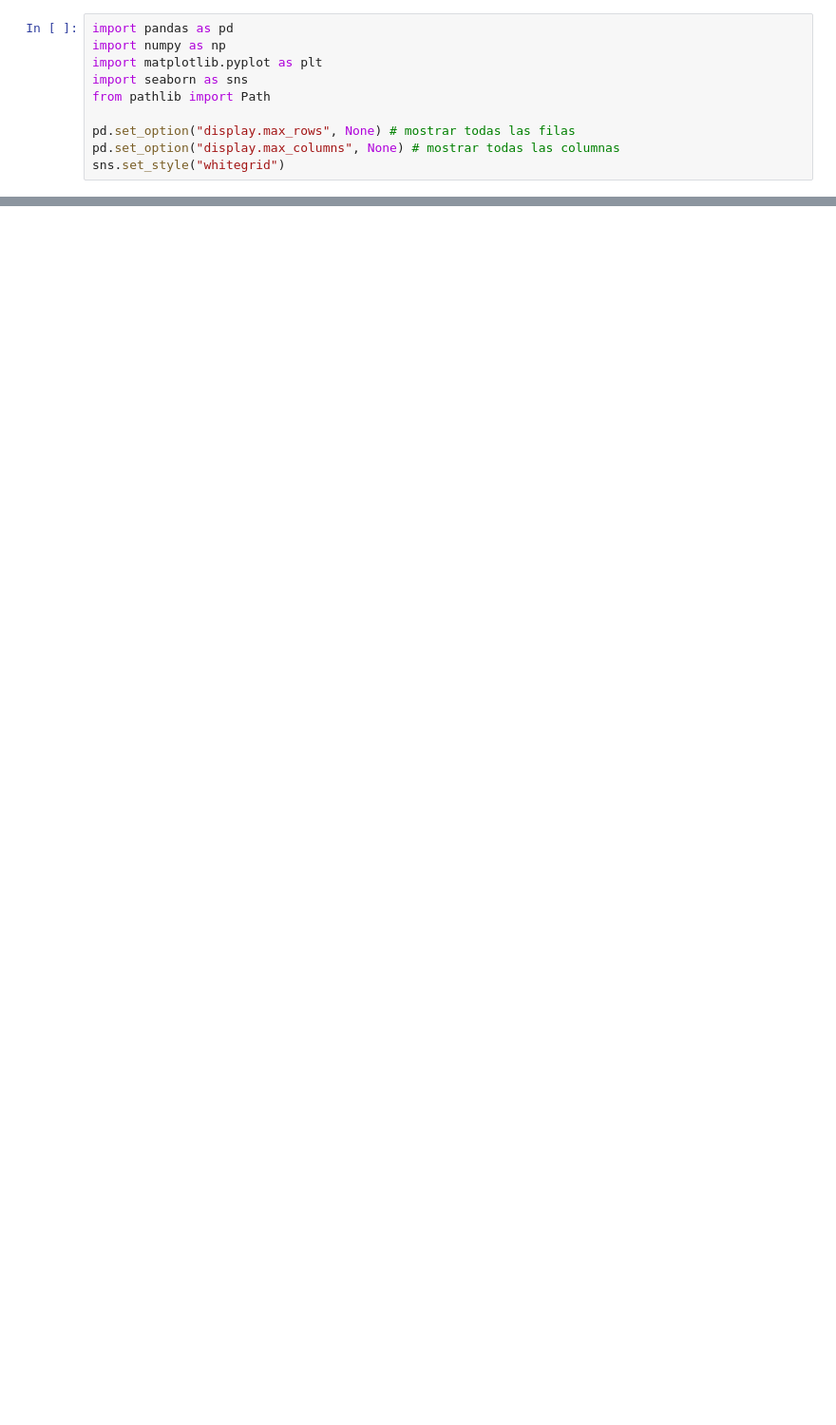
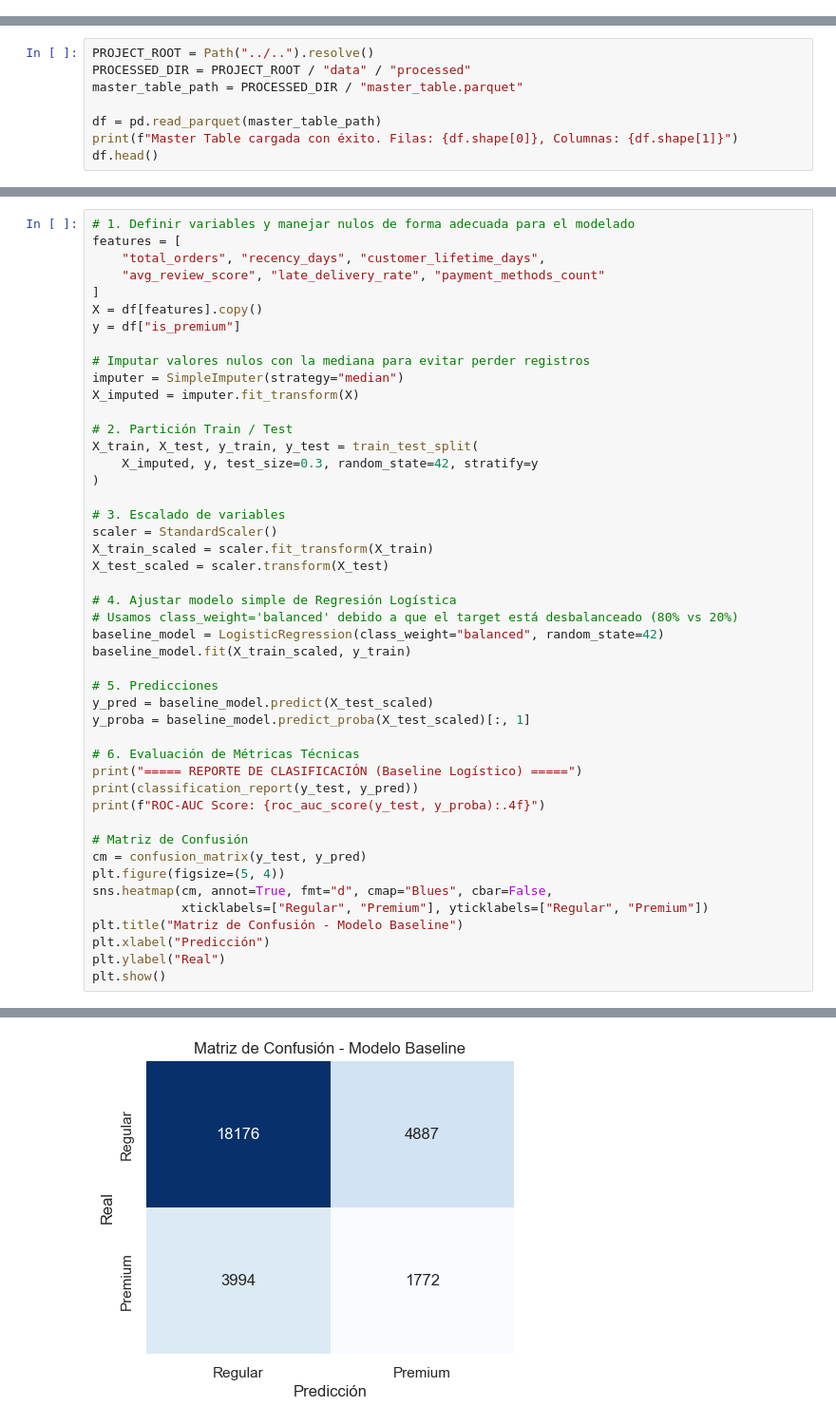
Before and after one commit to gastonnina/miadas_mod_13_scrum, a Jupyter notebook: notebooks/sprint_01_eda/01_eda_premium_customers.ipynb, the cells around one changed output, grey strips where cells are left out. Shown at 95% size. Drawn from its saved outputs; the diff is of its cells as text; blank space fills up the shorter version.

```diff
--- a/notebooks/sprint_01_eda/01_eda_premium_customers.ipynb
+++ b/notebooks/sprint_01_eda/01_eda_premium_customers.ipynb
@@ -3,10 +15,0 @@
-# %%
-import pandas as pd
-import numpy as np
-import matplotlib.pyplot as plt
-import seaborn as sns
-from pathlib import Path
-
-pd.set_option("display.max_rows", None) # mostrar todas las filas
-pd.set_option("display.max_columns", None) # mostrar todas las columnas
-sns.set_style("whitegrid")
@@ -168,0 +33,8 @@ for name, df in datasets.items():
+# %%
+PROJECT_ROOT = Path("../..").resolve()
+PROCESSED_DIR = PROJECT_ROOT / "data" / "processed"
+master_table_path = PROCESSED_DIR / "master_table.parquet"
+
+df = pd.read_parquet(master_table_path)
+print(f"Master Table cargada con éxito. Filas: {df.shape[0]}, Columnas: {df.shape[1]}")
+df.head()
@@ -168,0 +281,47 @@ for name, df in datasets.items():
+# %%
+# 1. Definir variables y manejar nulos de forma adecuada para el modelado
+features = [
+    "total_orders", "recency_days", "customer_lifetime_days",
+    "avg_review_score", "late_delivery_rate", "payment_methods_count"
+]
+X = df[features].copy()
+y = df["is_premium"]
+
+# Imputar valores nulos con la mediana para evitar perder registros
+imputer = SimpleImputer(strategy="median")
+X_imputed = imputer.fit_transform(X)
+
+# 2. Partición Train / Test
+X_train, X_test, y_train, y_test = train_test_split(
+    X_imputed, y, test_size=0.3, random_state=42, stratify=y
+)
+
+# 3. Escalado de variables
+scaler = StandardScaler()
+X_train_scaled = scaler.fit_transform(X_train)
+X_test_scaled = scaler.transform(X_test)
+
+# 4. Ajustar modelo simple de Regresión Logística
+# Usamos class_weight='balanced' debido a que el target está desbalanceado (80% vs 20%)
+baseline_model = LogisticRegression(class_weight="balanced", random_state=42)
+baseline_model.fit(X_train_scaled, y_train)
+
+# 5. Predicciones
+y_pred = baseline_model.predict(X_test_scaled)
+y_proba = baseline_model.predict_proba(X_test_scaled)[:, 1]
+
+# 6. Evaluación de Métricas Técnicas
+print("===== REPORTE DE CLASIFICACIÓN (Baseline Logístico) =====")
+print(classification_report(y_test, y_pred))
+print(f"ROC-AUC Score: {roc_auc_score(y_test, y_proba):.4f}")
+
+# Matriz de Confusión
+cm = confusion_matrix(y_test, y_pred)
+plt.figure(figsize=(5, 4))
+sns.heatmap(cm, annot=True, fmt="d", cmap="Blues", cbar=False,
+            xticklabels=["Regular", "Premium"], yticklabels=["Regular", "Premium"])
+plt.title("Matriz de Confusión - Modelo Baseline")
+plt.xlabel("Predicción")
+plt.ylabel("Real")
+plt.show()
+# %% [output]
@@ -168,0 +339 @@ for name, df in datasets.items():
+[figure, added]
```
Also changed, not shown: parts of 31 cells of this notebook, 2 other files.
